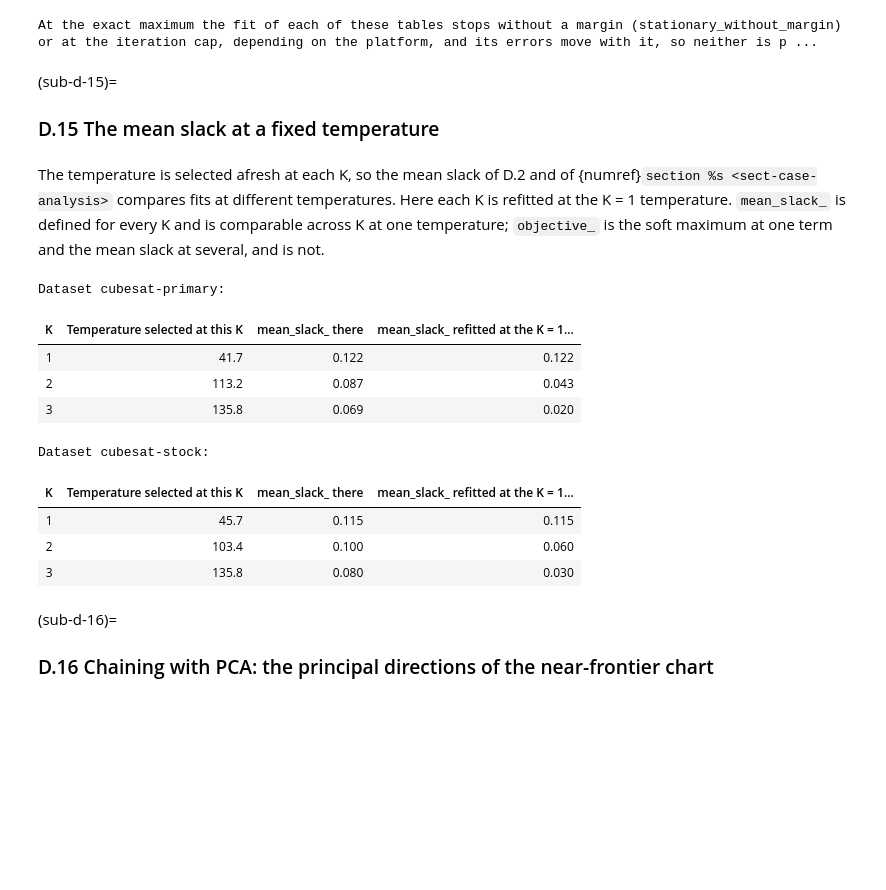
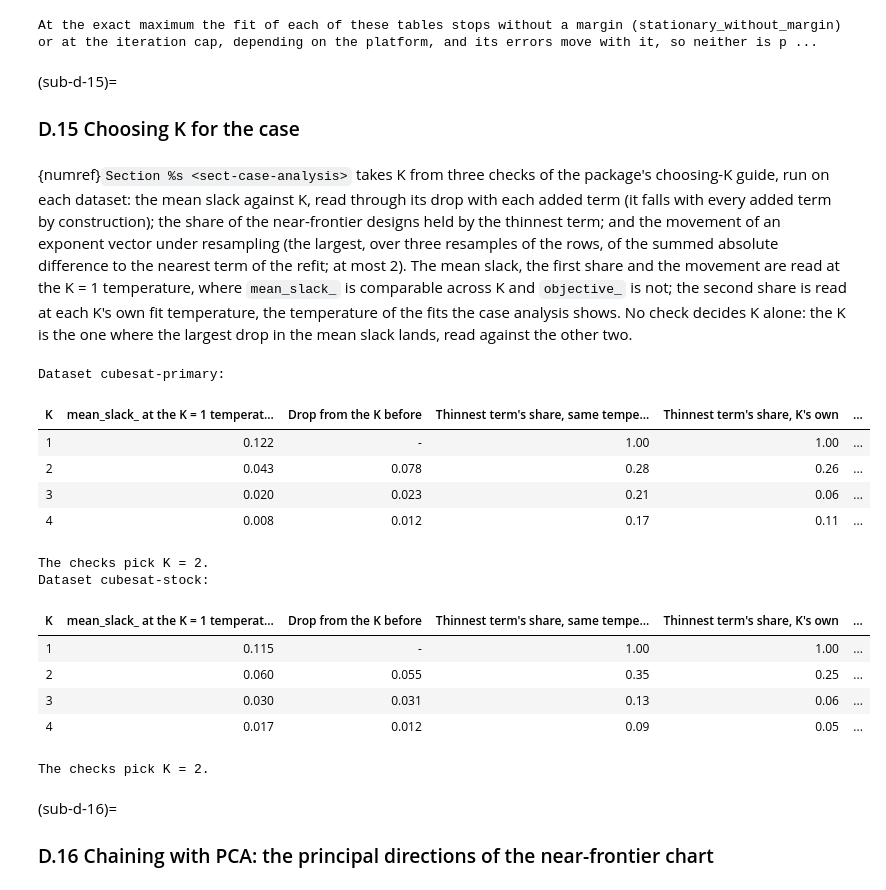
Before and after one commit to DynamicalSystemsGroup/hyperbolic-trade-space, a Jupyter notebook: paper/supporting_material.ipynb, the cells around one changed output. Drawn from its saved outputs; the diff is of its cells as text; code cells hidden in the pictures; blank space fills up the shorter version.

```diff
--- a/paper/supporting_material.ipynb
+++ b/paper/supporting_material.ipynb
@@ -653,24 +653,28 @@ The tables not recovered, with the frontier rows of their thinnest planted term
 At the exact maximum the fit of each of these tables stops without a margin (stationary_without_margin) or at the iteration cap, depending on the platform, and its errors move with it, so neither is p ...
 # %% [markdown]
 (sub-d-15)=
-### D.15 The mean slack at a fixed temperature
+### D.15 Choosing K for the case
 # %% [markdown]
-The temperature is selected afresh at each K, so the mean slack of D.2 and of {numref}`section %s <sect-case-analysis>` compares fits at different temperatures. Here each K is refitted at the K = 1 temperature. `mean_slack_` is defined for every K and is comparable across K at one temperature; `objective_` is the soft maximum at one term and the mean slack at several, and is not.
+{numref}`Section %s <sect-case-analysis>` takes K from three checks of the package's choosing-K guide, run on each dataset: the mean slack against K, read through its drop with each added term (it falls with every added term by construction); the share of the near-frontier designs held by the thinnest term; and the movement of an exponent vector under resampling (the largest, over three resamples of the rows, of the summed absolute difference to the nearest term of the refit; at most 2). The mean slack, the first share and the movement are read at the K = 1 temperature, where `mean_slack_` is comparable across K and `objective_` is not; the second share is read at each K's own fit temperature, the temperature of the fits the case analysis shows. No check decides K alone: the K is the one where the largest drop in the mean slack lands, read against the other two.
-# %%
-from generate_results import mean_slack_fixed
-
-mean_slack_fixed()
-# %% [output]
-Dataset cubesat-primary:
-| K | Temperature selected at this K | mean_slack_ there | mean_slack_ refitted at the K = 1... |
-| 1 | 41.7 | 0.122 | 0.122 |
-| 2 | 113.2 | 0.087 | 0.043 |
-| 3 | 135.8 | 0.069 | 0.020 |
-Dataset cubesat-stock:
-| K | Temperature selected at this K | mean_slack_ there | mean_slack_ refitted at the K = 1... |
-| 1 | 45.7 | 0.115 | 0.115 |
-| 2 | 103.4 | 0.100 | 0.060 |
-| 3 | 135.8 | 0.080 | 0.030 |
+# %%
+from generate_results import choosing_k
+
+choosing_k()
+# %% [output]
+Dataset cubesat-primary:
+| K | mean_slack_ at the K = 1 temperat... | Drop from the K before | Thinnest term's share, same tempe... | Thinnest term's share, K's own | ... |
+| 1 | 0.122 | - | 1.00 | 1.00 | ... |
+| 2 | 0.043 | 0.078 | 0.28 | 0.26 | ... |
+| 3 | 0.020 | 0.023 | 0.21 | 0.06 | ... |
+| 4 | 0.008 | 0.012 | 0.17 | 0.11 | ... |
+The checks pick K = 2.
+Dataset cubesat-stock:
+| K | mean_slack_ at the K = 1 temperat... | Drop from the K before | Thinnest term's share, same tempe... | Thinnest term's share, K's own | ... |
+| 1 | 0.115 | - | 1.00 | 1.00 | ... |
+| 2 | 0.060 | 0.055 | 0.35 | 0.25 | ... |
+| 3 | 0.030 | 0.031 | 0.13 | 0.06 | ... |
+| 4 | 0.017 | 0.012 | 0.09 | 0.05 | ... |
+The checks pick K = 2.
 # %% [markdown]
 (sub-d-16)=
 ### D.16 Chaining with PCA: the principal directions of the near-frontier chart
```
Also changed, not shown: parts of 3 cells of this notebook, 29 other files.
